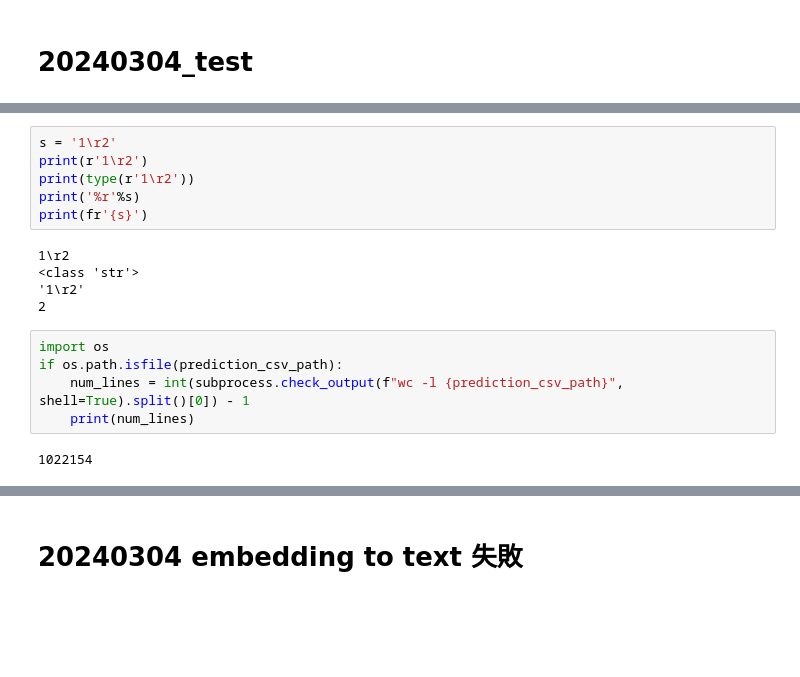
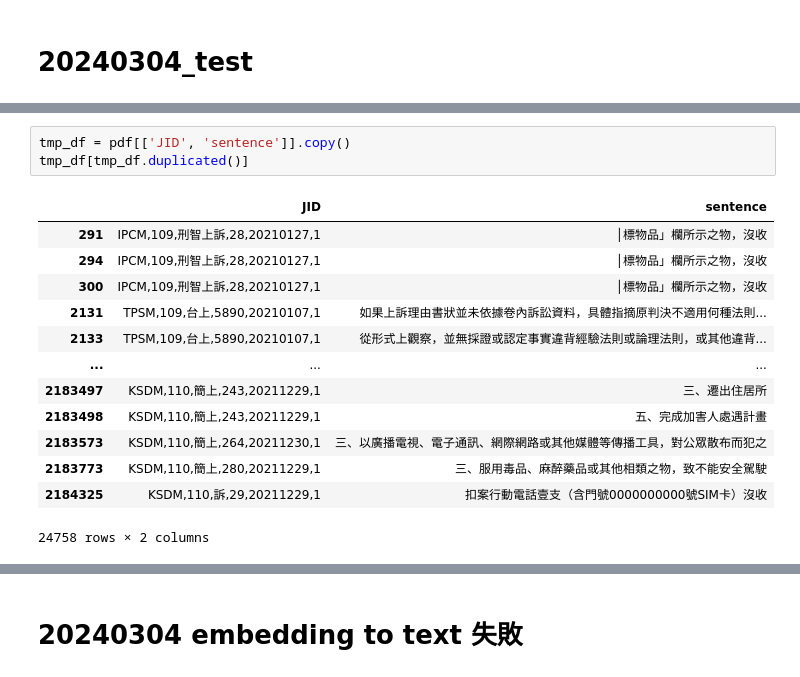
Before and after one commit to LawrenceCHH/AIFR_CDB, a Jupyter notebook: cdf.ipynb, the cells around one changed output, grey strips where cells are left out. Saved outputs shown, nothing was run; the diff lists cells and outputs as text; blank space fills up the shorter version.

```diff
--- a/cdf.ipynb
+++ b/cdf.ipynb
@@ -1284,18 +1285,17 @@ If JID are equal True
-# %%
-s = '1\r2'
-print(r'1\r2')
-print(type(r'1\r2'))
-print('%r'%s)
-print(fr'{s}')
-# %% [output]
-1\r2
-<class 'str'>
-'1\r2'
-2
-# %%
-import os
-if os.path.isfile(prediction_csv_path):
-    num_lines = int(subprocess.check_output(f"wc -l {prediction_csv_path}", shell=True).split()[0]) - 1
-    print(num_lines)
-# %% [output]
-1022154
+# %%
+tmp_df = pdf[['JID', 'sentence']].copy()
+tmp_df[tmp_df.duplicated()]
+# %% [output]
+|  | JID | sentence |
+| 291 | IPCM,109,刑智上訴,28,20210127,1 | │標物品」欄所示之物，沒收 |
+| 294 | IPCM,109,刑智上訴,28,20210127,1 | │標物品」欄所示之物，沒收 |
+| 300 | IPCM,109,刑智上訴,28,20210127,1 | │標物品」欄所示之物，沒收 |
+| 2131 | TPSM,109,台上,5890,20210107,1 | 如果上訴理由書狀並未依據卷內訴訟資料，具體指摘原判決不適用何種法則... |
+| 2133 | TPSM,109,台上,5890,20210107,1 | 從形式上觀察，並無採證或認定事實違背經驗法則或論理法則，或其他違背... |
+| ... | ... | ... |
+| 2183497 | KSDM,110,簡上,243,20211229,1 | 三、遷出住居所 |
+| 2183498 | KSDM,110,簡上,243,20211229,1 | 五、完成加害人處遇計畫 |
+| 2183573 | KSDM,110,簡上,264,20211230,1 | 三、以廣播電視、電子通訊、網際網路或其他媒體等傳播工具，對公眾散布而犯之 |
+| 2183773 | KSDM,110,簡上,280,20211229,1 | 三、服用毒品、麻醉藥品或其他相類之物，致不能安全駕駛 |
+| 2184325 | KSDM,110,訴,29,20211229,1 | 扣案行動電話壹支（含門號0000000000號SIM卡）沒收 |
+24758 rows × 2 columns
```
Also changed, not shown: parts of 4 cells of this notebook, 3 other files.
